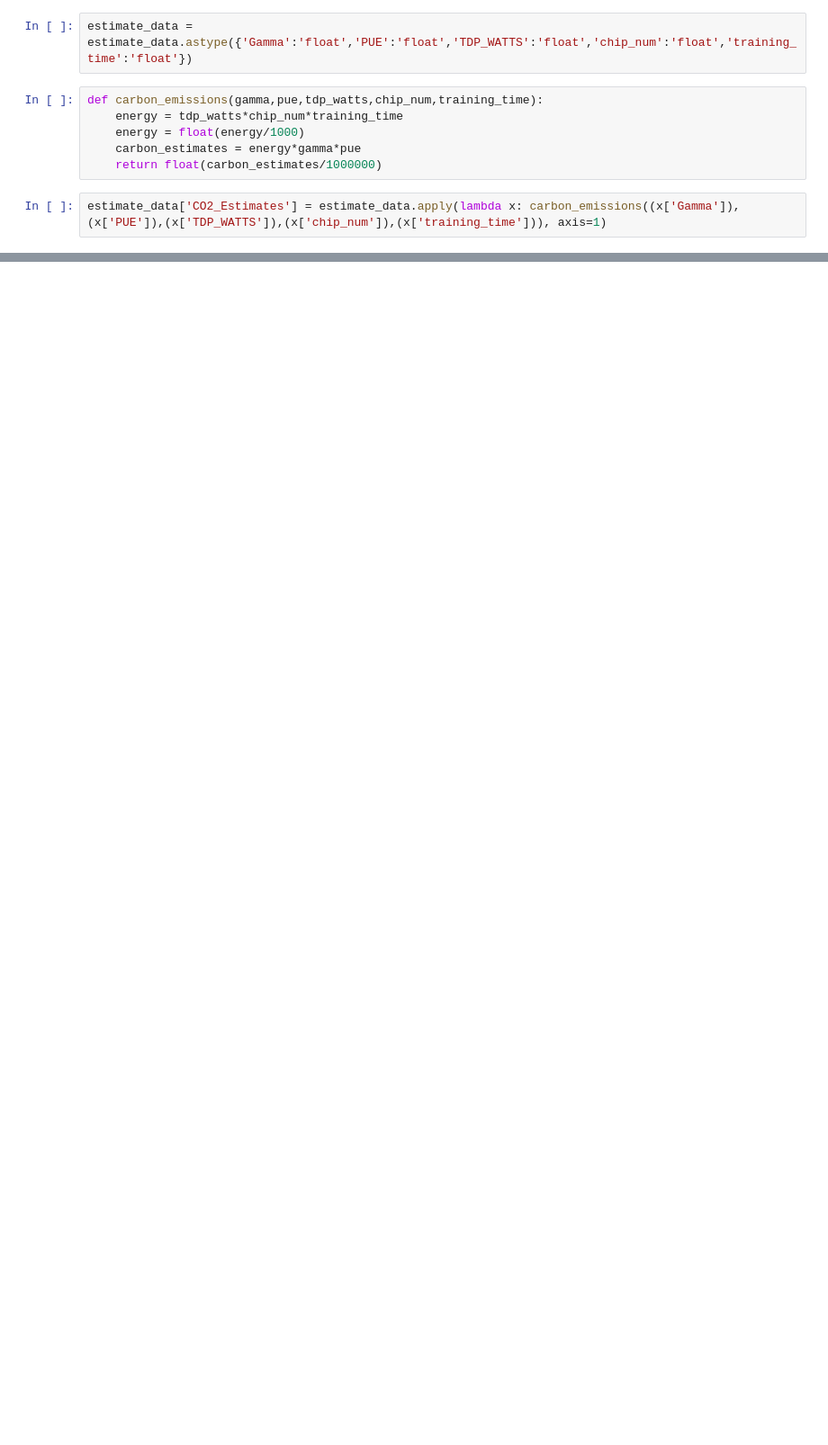
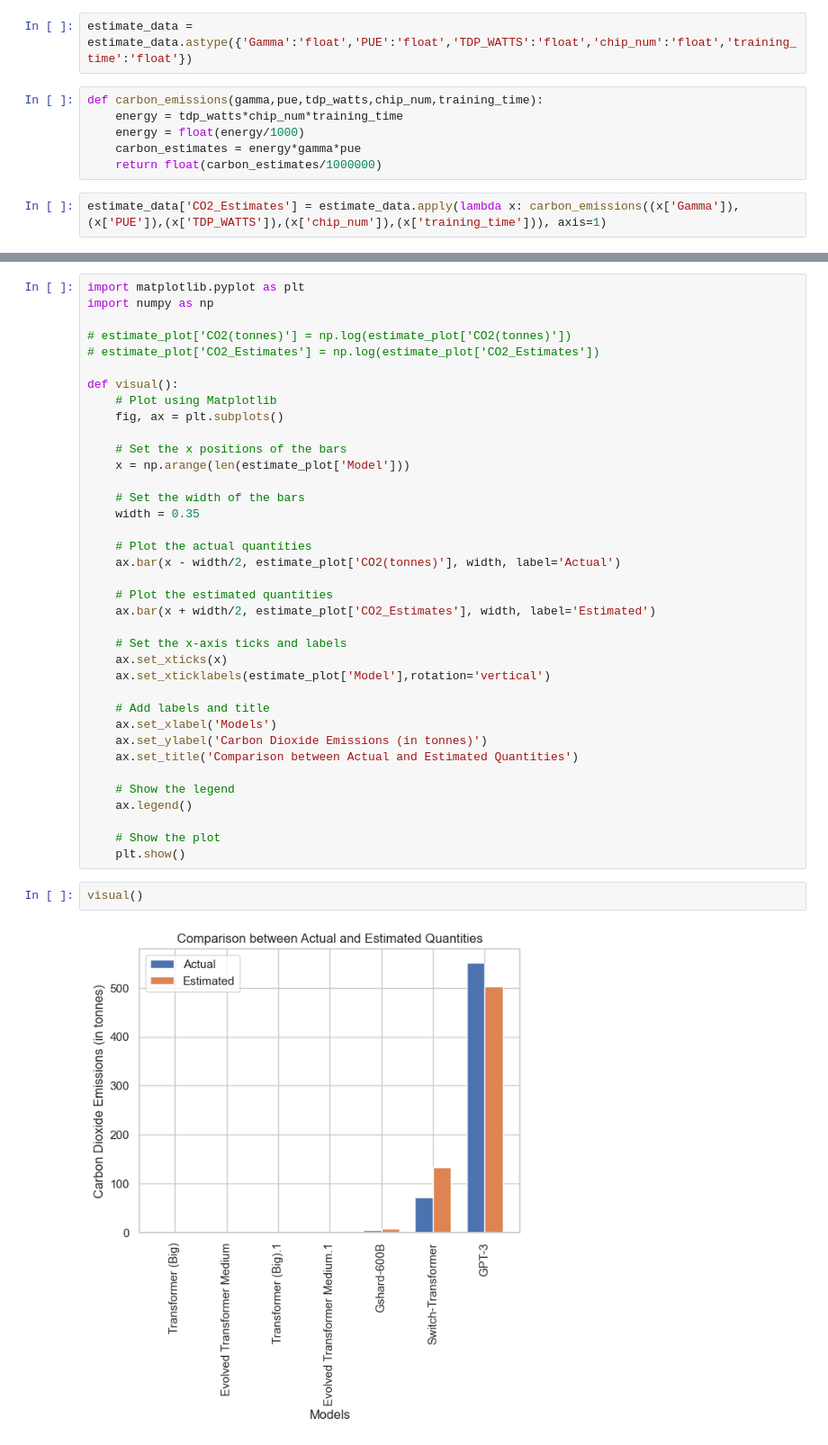
Before and after one commit to Archita93/CarboPrint.ai, a Jupyter notebook: Visualisation.ipynb, the cells around one changed output, grey strips where cells are left out. Shown: that part at 90% size. Cells and saved outputs as stored; diff of their text form; blank space fills up the shorter version.

```diff
--- a/Visualisation.ipynb
+++ b/Visualisation.ipynb
@@ -61,0 +57,41 @@ Text(0, 0.5, 'Carbon dioxide emissions estimated (in tonnes)')
+# %%
+import matplotlib.pyplot as plt
+import numpy as np
+
+# estimate_plot['CO2(tonnes)'] = np.log(estimate_plot['CO2(tonnes)'])
+# estimate_plot['CO2_Estimates'] = np.log(estimate_plot['CO2_Estimates'])
+
+def visual():
+    # Plot using Matplotlib
+    fig, ax = plt.subplots()
+
+    # Set the x positions of the bars
+    x = np.arange(len(estimate_plot['Model']))
+
+    # Set the width of the bars
+    width = 0.35
+
+    # Plot the actual quantities
+    ax.bar(x - width/2, estimate_plot['CO2(tonnes)'], width, label='Actual')
+
+    # Plot the estimated quantities
+    ax.bar(x + width/2, estimate_plot['CO2_Estimates'], width, label='Estimated')
+
+    # Set the x-axis ticks and labels
+    ax.set_xticks(x)
+    ax.set_xticklabels(estimate_plot['Model'],rotation='vertical')
+
+    # Add labels and title
+    ax.set_xlabel('Models')
+    ax.set_ylabel('Carbon Dioxide Emissions (in tonnes)')
+    ax.set_title('Comparison between Actual and Estimated Quantities')
+
+    # Show the legend
+    ax.legend()
+
+    # Show the plot
+    plt.show()
+# %%
+visual()
+# %% [output]
+[figure, added]
```
Also changed, not shown: parts of 4 cells of this notebook.
